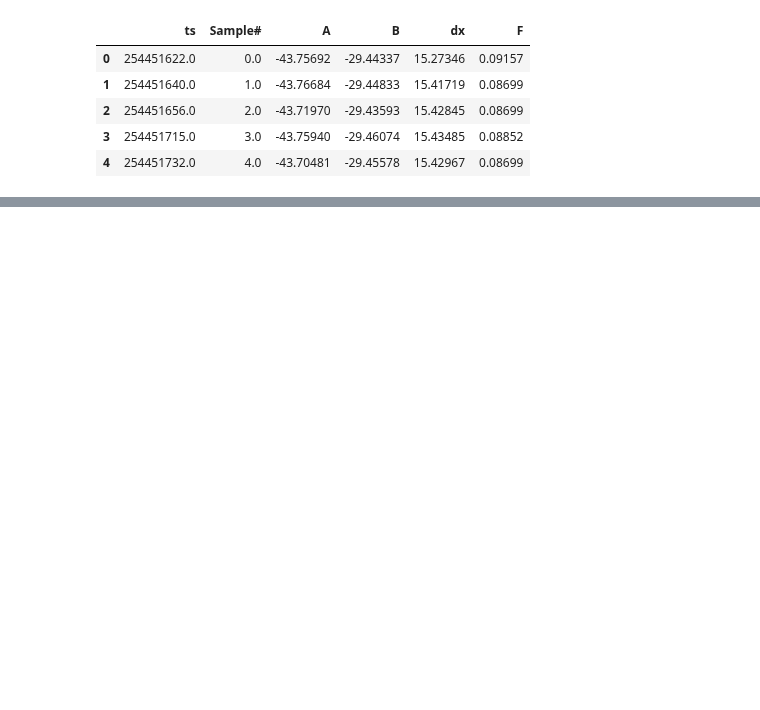
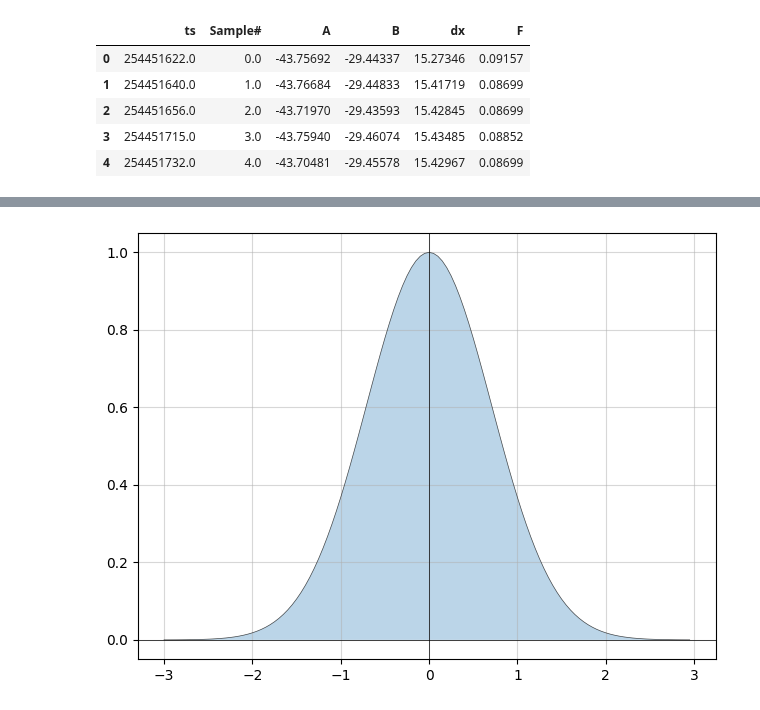
Before and after one commit to marzzelo/SignalProcessing, a Jupyter notebook: TimeSeriesDenoising/mav_gaussian.ipynb, the cells around one changed output, grey strips where cells are left out. Drawn from its saved outputs; the diff is of its cells as text; code cells hidden in the pictures; blank space fills up the shorter version.

```diff
--- a/TimeSeriesDenoising/mav_gaussian.ipynb
+++ b/TimeSeriesDenoising/mav_gaussian.ipynb
@@ -112,0 +127,8 @@ plt.plot(tsig, sig-fsig + 4)
+# %%
+t = np.arange(-3, 3, 0.05)
+y = np.exp(-t**2)
+plt.fill_between(t, y, alpha=0.3)
+plt.plot(t, y, 'k', linewidth=0.5, alpha=0.7) # type: ignore
+ejes()
+# %% [output]
+[figure, added]
```
Also changed, not shown: parts of 7 cells of this notebook, 7 other files.
